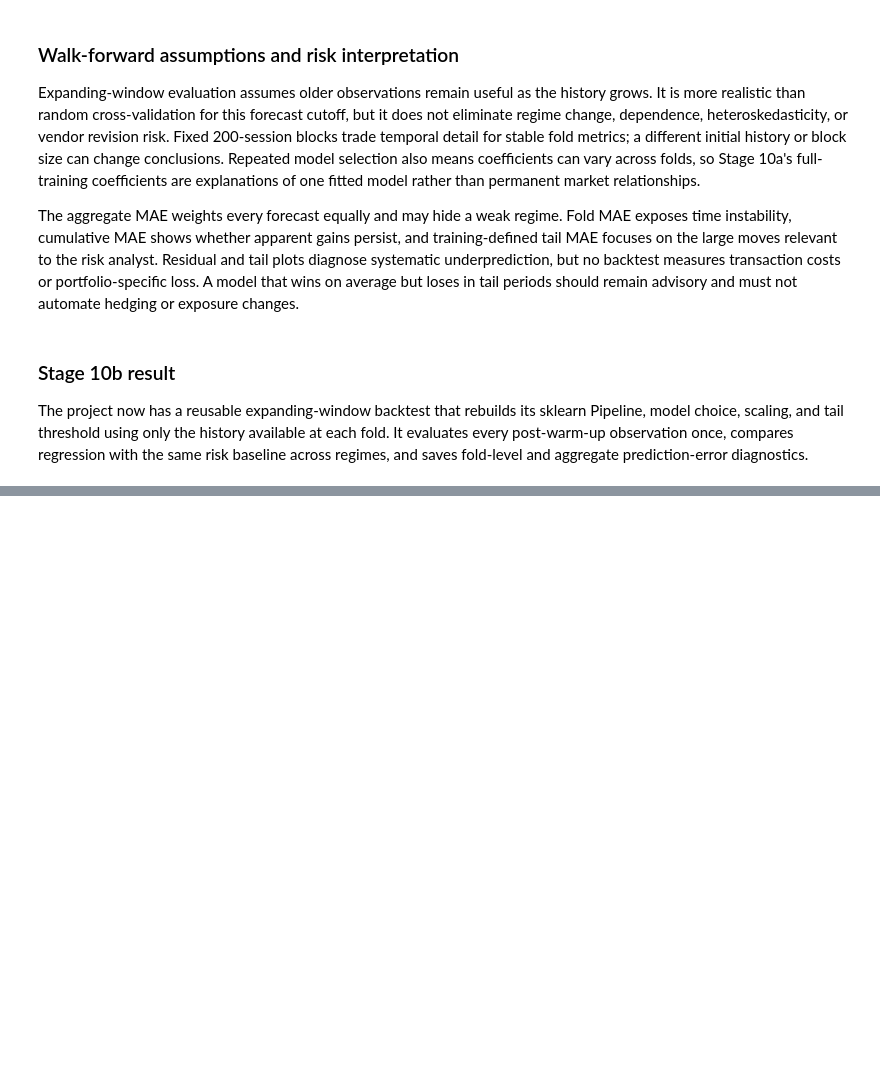
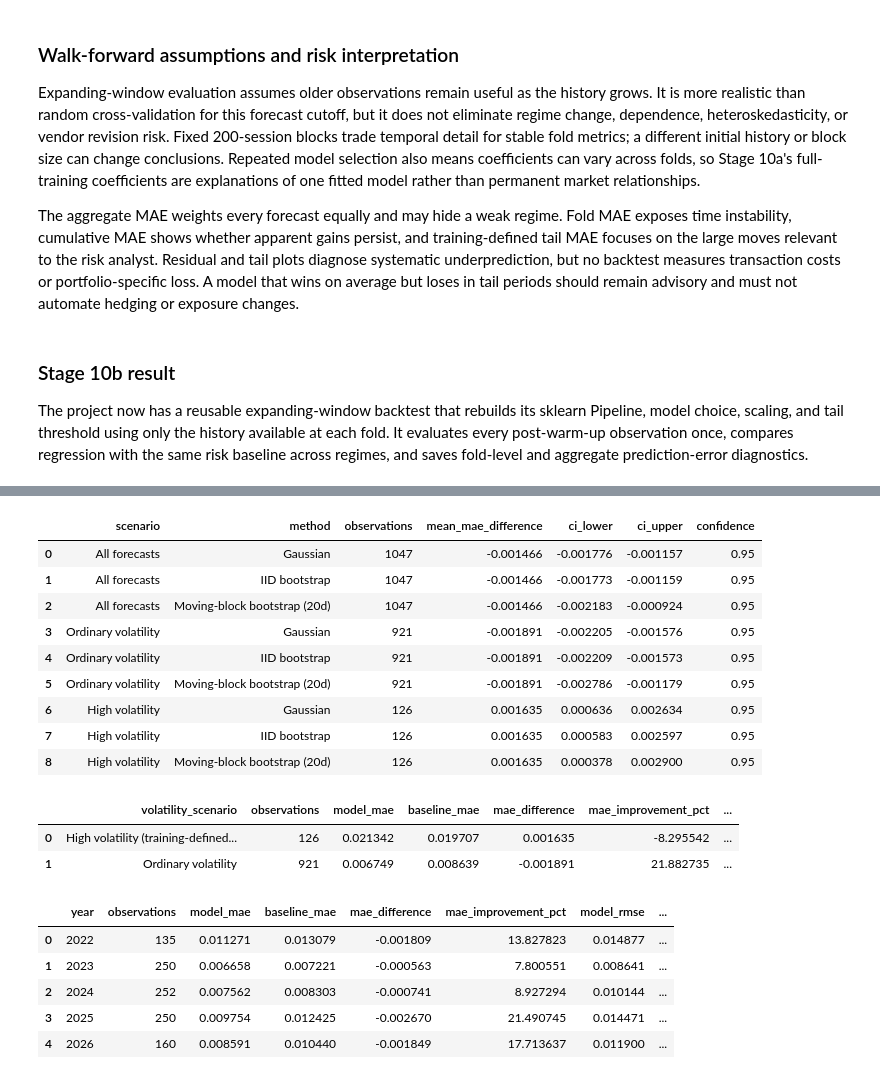
Before and after one commit to kevin-666777/bootcamp_zizhe_zhou, a Jupyter notebook: project/notebooks/project_pipeline.ipynb, the cells around one changed output, grey strips where cells are left out. Drawn from its saved outputs; the diff is of its cells as text; code cells hidden in the pictures; blank space fills up the shorter version.

```diff
--- a/project/notebooks/project_pipeline.ipynb
+++ b/project/notebooks/project_pipeline.ipynb
@@ -870,0 +877,42 @@ The project now has a reusable expanding-window backtest that rebuilds its sklea
+# %%
+from src.evaluation import compare_error_intervals, subgroup_error_summary
+
+evaluation_predictions = walk_forward_predictions.copy()
+evaluation_predictions['volatility_scenario'] = np.where(
+    evaluation_predictions['is_tail'], 'High volatility (training-defined tail)', 'Ordinary volatility'
+)
+evaluation_predictions['year'] = evaluation_predictions['date'].dt.year
+scenario_masks = {
+    'All forecasts': np.ones(len(evaluation_predictions), dtype=bool),
+    'Ordinary volatility': ~evaluation_predictions['is_tail'].to_numpy(),
+    'High volatility': evaluation_predictions['is_tail'].to_numpy(),
+}
+error_intervals = compare_error_intervals(
+    evaluation_predictions, scenario_masks, confidence=0.95, n_bootstrap=5_000,
+    block_size=20, random_state=2026,
+)
+scenario_summary = subgroup_error_summary(evaluation_predictions, 'volatility_scenario')
+year_summary = subgroup_error_summary(evaluation_predictions, 'year')
+display(error_intervals.round(6))
+display(scenario_summary.round(6))
+display(year_summary.round(6))
+# %% [output]
+|  | scenario | method | observations | mean_mae_difference | ci_lower | ci_upper | confidence |
+| 0 | All forecasts | Gaussian | 1047 | -0.001466 | -0.001776 | -0.001157 | 0.95 |
+| 1 | All forecasts | IID bootstrap | 1047 | -0.001466 | -0.001773 | -0.001159 | 0.95 |
+| 2 | All forecasts | Moving-block bootstrap (20d) | 1047 | -0.001466 | -0.002183 | -0.000924 | 0.95 |
+| 3 | Ordinary volatility | Gaussian | 921 | -0.001891 | -0.002205 | -0.001576 | 0.95 |
+| 4 | Ordinary volatility | IID bootstrap | 921 | -0.001891 | -0.002209 | -0.001573 | 0.95 |
+| 5 | Ordinary volatility | Moving-block bootstrap (20d) | 921 | -0.001891 | -0.002786 | -0.001179 | 0.95 |
+| 6 | High volatility | Gaussian | 126 | 0.001635 | 0.000636 | 0.002634 | 0.95 |
+| 7 | High volatility | IID bootstrap | 126 | 0.001635 | 0.000583 | 0.002597 | 0.95 |
+| 8 | High volatility | Moving-block bootstrap (20d) | 126 | 0.001635 | 0.000378 | 0.002900 | 0.95 |
+|  | volatility_scenario | observations | model_mae | baseline_mae | mae_difference | mae_improvement_pct | ... |
+| 0 | High volatility (training-defined... | 126 | 0.021342 | 0.019707 | 0.001635 | -8.295542 | ... |
+| 1 | Ordinary volatility | 921 | 0.006749 | 0.008639 | -0.001891 | 21.882735 | ... |
+|  | year | observations | model_mae | baseline_mae | mae_difference | mae_improvement_pct | model_rmse | ... |
+| 0 | 2022 | 135 | 0.011271 | 0.013079 | -0.001809 | 13.827823 | 0.014877 | ... |
+| 1 | 2023 | 250 | 0.006658 | 0.007221 | -0.000563 | 7.800551 | 0.008641 | ... |
+| 2 | 2024 | 252 | 0.007562 | 0.008303 | -0.000741 | 8.927294 | 0.010144 | ... |
+| 3 | 2025 | 250 | 0.009754 | 0.012425 | -0.002670 | 21.490745 | 0.014471 | ... |
+| 4 | 2026 | 160 | 0.008591 | 0.010440 | -0.001849 | 17.713637 | 0.011900 | ... |
```
Also changed, not shown: parts of 6 cells of this notebook, 7 other files.
